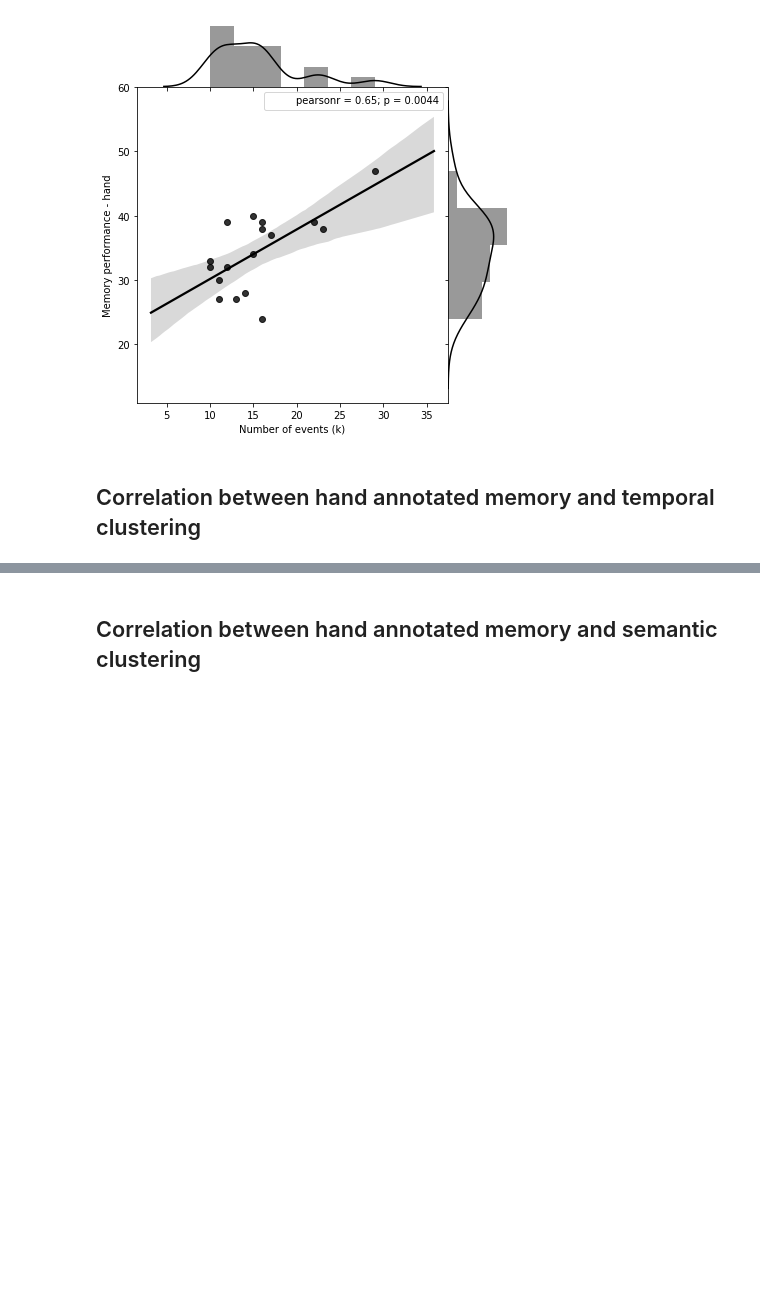
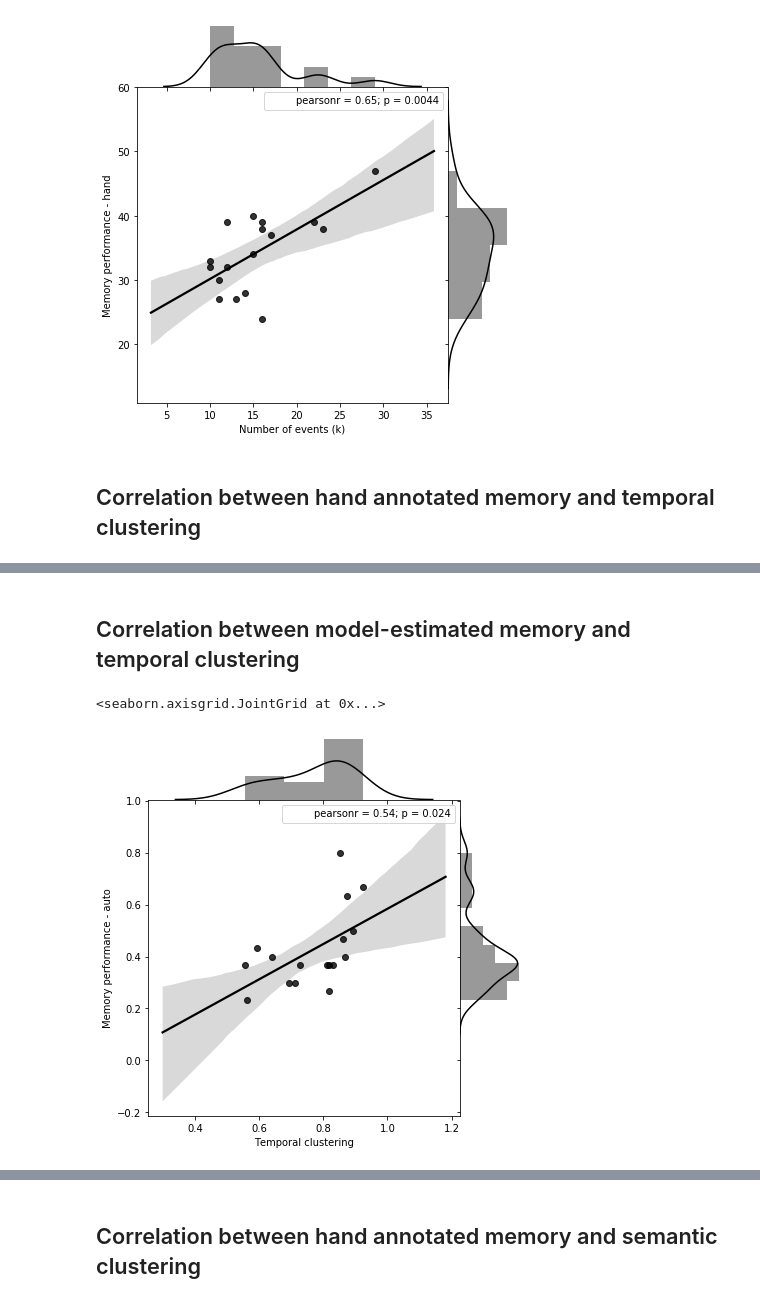
Before and after one commit to ContextLab/sherlock-topic-model-paper, a Jupyter notebook: code/notebooks/main/list-learning_analysis.ipynb, the cells around one changed output, grey strips where cells are left out. Saved outputs shown, nothing was run; the diff lists cells and outputs as text; code cells hidden in the pictures; blank space fills up the shorter version.

```diff
--- a/code/notebooks/main/list-learning_analysis.ipynb
+++ b/code/notebooks/main/list-learning_analysis.ipynb
@@ -145,0 +146,8 @@ sns.jointplot(y=df['Memory performance - hand'], x=df['Temporal clustering'], ki
+# %% [markdown]
+## Correlation between model-estimated memory and temporal clustering
+# %%
+sns.jointplot(y=df['Memory performance - auto'], x=df['Temporal clustering'], kind='reg', stat_func=pearsonr,
+              space=False, color='k')
+# %% [output]
+<seaborn.axisgrid.JointGrid at 0x...>
+[figure, added]
```
Also changed, not shown: parts of 10 cells of this notebook.
